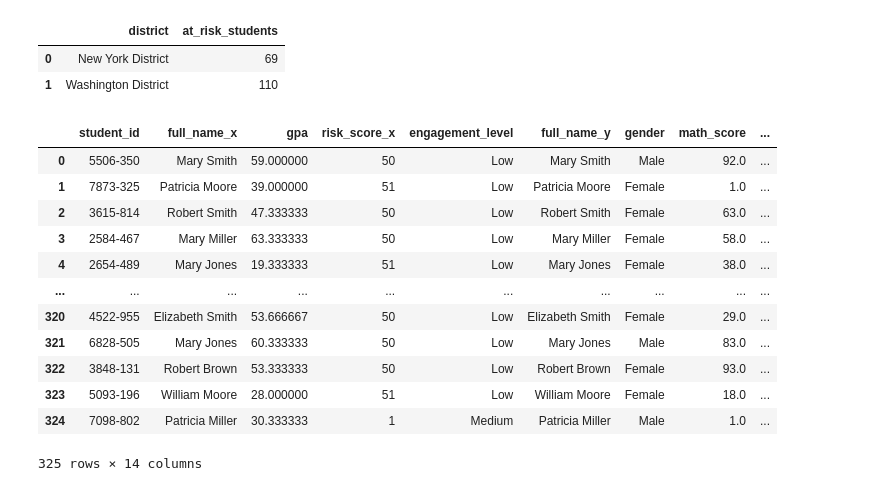
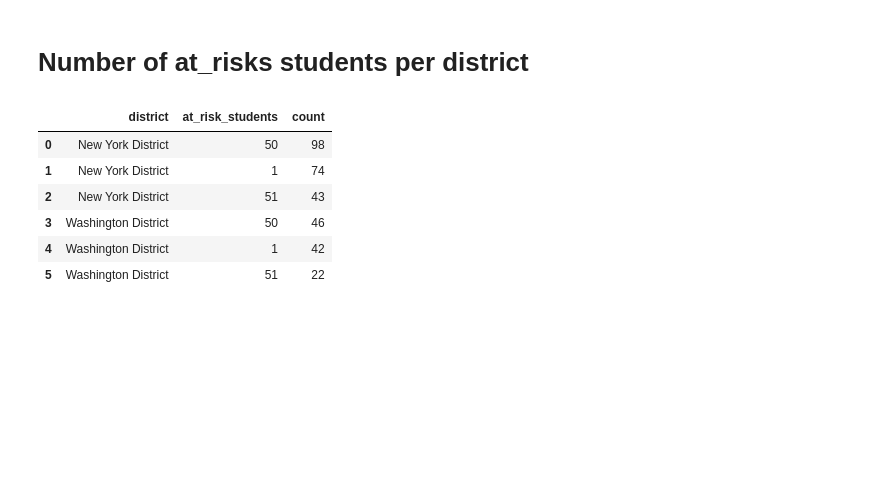
Before and after one commit to SamDewriter/eduscope-pro, a Jupyter notebook: notebooks/04-districts-reports.ipynb, the cells around one changed output. Saved outputs shown, nothing was run; the diff lists cells and outputs as text; code cells hidden in the pictures; blank space fills up the shorter version.

Commit message:
avg gcp number of risks students  and engagement rate per district done

```diff
--- a/notebooks/04-districts-reports.ipynb
+++ b/notebooks/04-districts-reports.ipynb
@@ -91,2 +97,5 @@ at_risk = pd.read_csv(os.path.join(processed_data, 'at_risk_students.csv'))
 # %%
-mgdata = pd.merge(at_risk, all_data, on='student_id')
+
+
+
+mgdata = pd.merge(at_risk, all_data[['student_id','math_score','english_score','science_score','district','attendance_rate']], on='student_id'); mgdata
@@ -93,34 +116,23 @@ mgdata = pd.merge(at_risk, all_data, on='student_id')
+# %% [markdown]
+# Number of at_risks students per district
 # %%
 # number of at risk students per district
-def calculate_at_risk_students():
+def calculate_at_risk_students(data=mgdata):
 
-    at_risk_counts = mgdata.groupby('district')['risk_score_y'].count().reset_index()
+    at_risk_counts = data.groupby('district')['risk_score'].value_counts().reset_index()
 
-    at_risk_counts.rename(columns={'risk_score_y': 'at_risk_students'}, inplace=True)
+    at_risk_counts.rename(columns={'risk_score': 'at_risk_students'}, inplace=True)
 
     return at_risk_counts
 
 
 
 calculate_at_risk_students()
 # %% [output]
-|  | district | at_risk_students |
-| 0 | New York District | 69 |
-| 1 | Washington District | 110 |
+|  | district | at_risk_students | count |
+| 0 | New York District | 50 | 98 |
+| 1 | New York District | 1 | 74 |
+| 2 | New York District | 51 | 43 |
+| 3 | Washington District | 50 | 46 |
+| 4 | Washington District | 1 | 42 |
+| 5 | Washington District | 51 | 22 |
-# %%
-
-mgdata
-# %% [output]
-|  | student_id | full_name_x | gpa | risk_score_x | engagement_level | full_name_y | gender | math_score | ... |
-| 0 | 5506-350 | Mary Smith | 59.000000 | 50 | Low | Mary Smith | Male | 92.0 | ... |
-| 1 | 7873-325 | Patricia Moore | 39.000000 | 51 | Low | Patricia Moore | Female | 1.0 | ... |
-| 2 | 3615-814 | Robert Smith | 47.333333 | 50 | Low | Robert Smith | Female | 63.0 | ... |
-| 3 | 2584-467 | Mary Miller | 63.333333 | 50 | Low | Mary Miller | Female | 58.0 | ... |
-| 4 | 2654-489 | Mary Jones | 19.333333 | 51 | Low | Mary Jones | Female | 38.0 | ... |
-| ... | ... | ... | ... | ... | ... | ... | ... | ... | ... |
-| 320 | 4522-955 | Elizabeth Smith | 53.666667 | 50 | Low | Elizabeth Smith | Female | 29.0 | ... |
-| 321 | 6828-505 | Mary Jones | 60.333333 | 50 | Low | Mary Jones | Male | 83.0 | ... |
-| 322 | 3848-131 | Robert Brown | 53.333333 | 50 | Low | Robert Brown | Female | 93.0 | ... |
-| 323 | 5093-196 | William Moore | 28.000000 | 51 | Low | William Moore | Female | 18.0 | ... |
-| 324 | 7098-802 | Patricia Miller | 30.333333 | 1 | Medium | Patricia Miller | Male | 1.0 | ... |
-325 rows × 14 columns
```
Also changed, not shown: parts of 11 cells of this notebook.
